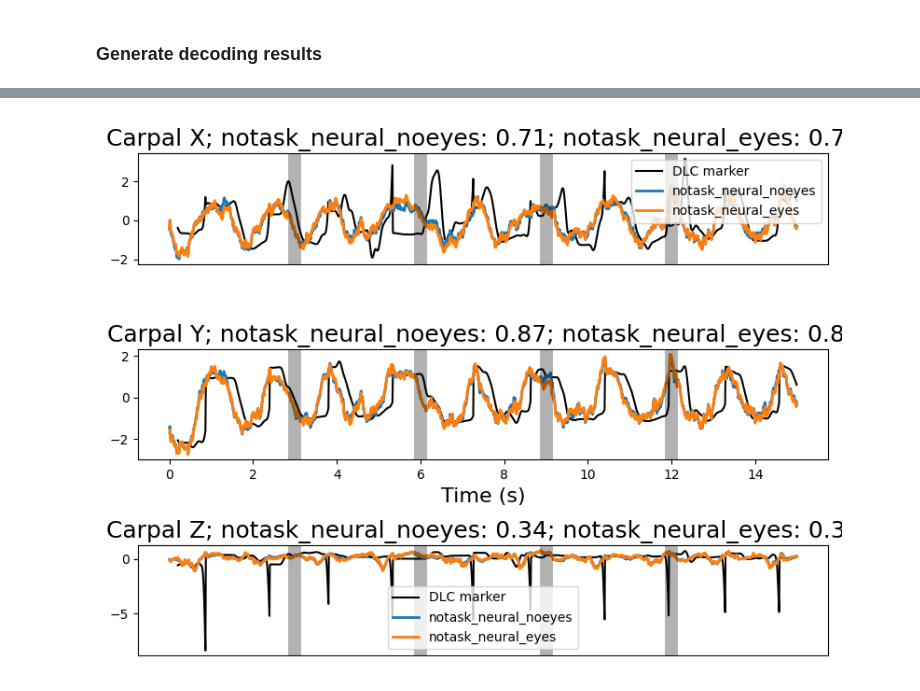
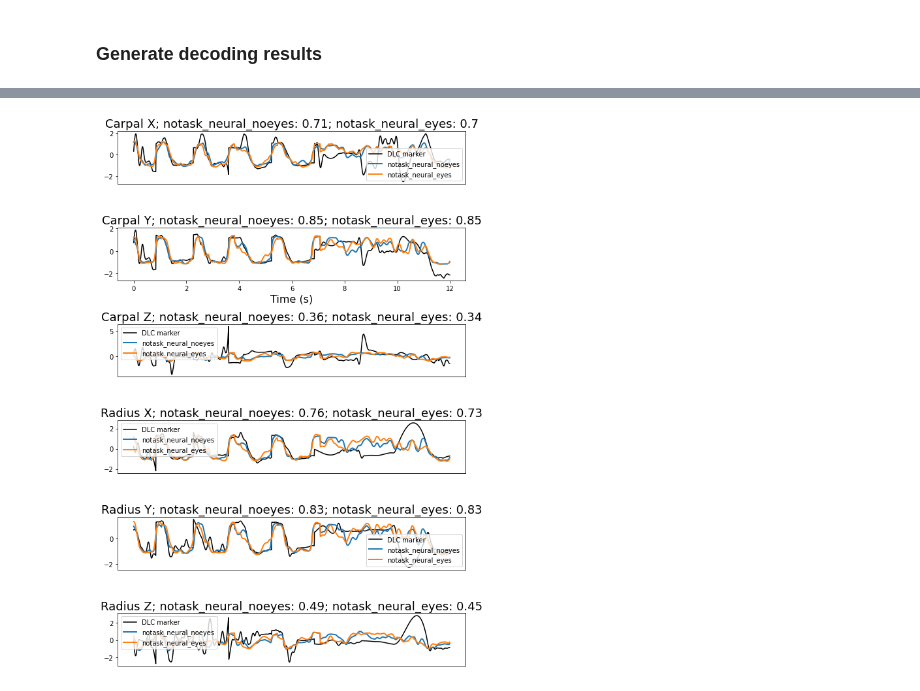
Before and after one commit to ntolley/SEE_decoding, a Jupyter notebook: notebooks/movement_decoding_rnn.ipynb, the cells around one changed output, grey strips where cells are left out. Drawn from its saved outputs; the diff is of its cells as text; code cells hidden in the pictures.

```diff
--- a/notebooks/movement_decoding_rnn.ipynb
+++ b/notebooks/movement_decoding_rnn.ipynb
@@ -183,7 +194,7 @@ class model_gru(nn.Module):
 def run_wiener(pred_df, neural_df, neural_offset, task_info=True, window_size=10):
   if task_info:
     exclude_processing = np.zeros(len(neural_df['unit'].unique()))
-    exclude_processing[-8:] = np.ones(8)
+    exclude_processing[-4:] = np.ones(4)
     exclude_processing = exclude_processing.astype(bool)
   else:
     exclude_processing = None
@@ -217,7 +228,7 @@ def run_wiener(pred_df, neural_df, neural_offset, task_info=True, window_size=10
 def run_rnn(pred_df, neural_df, neural_offset, task_info=True, window_size=10):
   if task_info:
     exclude_processing = np.zeros(len(neural_df['unit'].unique()))
-    exclude_processing[-8:] = np.ones(8)
+    exclude_processing[-4:] = np.ones(4)
     exclude_processing = exclude_processing.astype(bool)
   else:
     exclude_processing = None
@@ -236,9 +247,9 @@ def run_rnn(pred_df, neural_df, neural_offset, task_info=True, window_size=10):
   y_test_data = testing_set[:][1][:,-1,:].detach().cpu().numpy()
 
   #Define hyperparameters
-  lr = 1e-3
-  weight_decay = 1e-5
-  hidden_dim = 10
+  lr = 1e-4
+  weight_decay = 0
+  hidden_dim = 20
   dropout = 0.5
   n_layers = 2
   max_epochs = 1000
@@ -280,12 +291,14 @@ func_dict = {'wiener': run_wiener, 'rnn': run_rnn}
 df_dict = {#'task_neural_noeyes': {'df': task_neural_noeyes_df, 'task_info': True},
            'notask_neural_noeyes': {'df': notask_neural_noeyes_df, 'task_info': False},
            'notask_neural_eyes': {'df': notask_neural_eyes_df, 'task_info': False},}
-           #'task_neural_eyes': {'df': notask_neural_eyes_df, 'task_info': True}}
+           #'task_neural_eyes': {'df': notask_neural_eyes_df, 'task_info': True},
+           #'eyes': {'df': eye_df, 'task_info': False}}
+
 decode_results = dict()
 for func_name, func in func_dict.items():
     decode_results[func_name] = dict()
     for df_type, pred_df in df_dict.items():
-        train_pred, test_pred, train_corr, test_corr = func(carpal_df, pred_df['df'], neural_offset, task_info=pred_df['task_info'],
+        train_pred, test_pred, train_corr, test_corr = func(wrist_df, pred_df['df'], neural_offset, task_info=pred_df['task_info'],
                                                             window_size=window_size)
         #train_pred, test_pred, train_corr, test_corr = func(kinematic_df, pred_df['df'], neural_offset, task_info=pred_df['task_info'])
 
@@ -298,14 +329,14 @@ for func_name, func in func_dict.items():
 # %%
-carpal_mask = np.logical_and(kinematic_df['name'].str.contains(pat='carpal'),
-                             ~kinematic_df['name'].str.contains(pat='error'))
-carpal_df = kinematic_df[carpal_mask]
-carpal_df['posData'] = carpal_df['posData'].map(partial(smooth_waveform, window_len=200, sfreq=100))
+# carpal_mask = np.logical_and(kinematic_df['name'].str.contains(pat='carpal'),
+#                              ~kinematic_df['name'].str.contains(pat='error'))
+# carpal_df = kinematic_df[carpal_mask]
+# carpal_df['posData'] = carpal_df['posData'].map(partial(smooth_waveform, window_len=200, sfreq=100))
 exclude_processing = np.zeros(len(neural_df['unit'].unique()))
-exclude_processing[-8:] = np.ones(8)
+exclude_processing[-4:] = np.ones(4)
 exclude_processing = exclude_processing.astype(bool)
 
 data_arrays, generators = mocap_functions.make_generators(
-carpal_df, neural_df, neural_offset, cv_dict, metadata, exclude_neural=exclude_processing, window_size=window_size)
+wrist_df, neural_df, neural_offset, cv_dict, metadata, exclude_neural=exclude_processing, window_size=window_size)
 
 # Unpack tuple into variables
 training_set, validation_set, testing_set = data_arrays
@@ -326,38 +350,39 @@ KeyError: 'posData'
 # %%
-plt.figure(figsize=(8, 6))
-tstart = 1200
-bounds = np.arange(tstart, tstart + 1500)
+plt.figure(figsize=(8, 12))
+tstart = 0
+bounds = np.arange(tstart, tstart + 1200)
 x_vals = np.arange(len(bounds))/100
 
-decoder_type = 'wiener'
+decoder_type = 'rnn'
 cond1 = 'notask_neural_noeyes'
 cond2 = 'notask_neural_eyes'
 
-marker_names = ['Carpal X', 'Carpal Y', 'Carpal Z']
-for col_idx in range(3):
-    plt.subplot(3, 1, col_idx+1)
-    plt.plot(x_vals[neural_offset:], y_test_data[bounds[:-neural_offset], col_idx], color='k', label='DLC marker')
+marker_names = ['Carpal X', 'Carpal Y', 'Carpal Z', 'Radius X', 'Radius Y', 'Radius Z']
+for col_idx in range(6):
+    plt.subplot(6, 1, col_idx+1)
+    plt.plot(x_vals, y_test_data[bounds, col_idx], color='k', label='DLC marker')
     plt.plot(x_vals, decode_results[decoder_type][cond1]['test_pred'][bounds, col_idx], color='C0', linewidth=2, label=cond1)
     plt.plot(x_vals, decode_results[decoder_type][cond2]['test_pred'][bounds, col_idx], color='C1', linewidth=2, label=cond2)
+
 
     layout_corr = np.round(decode_results[decoder_type][cond1]['test_corr'][col_idx], 2)
     nolayout_corr = np.round(decode_results[decoder_type][cond2]['test_corr'][col_idx], 2)
     plt.title(f"{marker_names[col_idx]}; {cond1}: {layout_corr}; {cond2}: {nolayout_corr}", fontsize=18)
 
     if col_idx == 1:
         plt.xlabel('Time (s)', fontsize=16)
     else:
         plt.xticks([])
         plt.legend()
 
     plt.ylim(plt.ylim())
     plt.xlim(plt.xlim())
 
     #plt.vlines(x=[3, 6, 9, 12],ymin=-10000, ymax=100000, color='k', linewidth=10, linestyle='-', alpha=0.3)
 plt.tight_layout()
 plt.savefig(f'movement_decoding_final.svg')
 # %% [output]
-[figure, old version]
+[figure, new version]
 # %%
 plt.figure(figsize=(8, 10))
 tstart = 300
```
Also changed, not shown: parts of 10 cells of this notebook, 1 other file.
